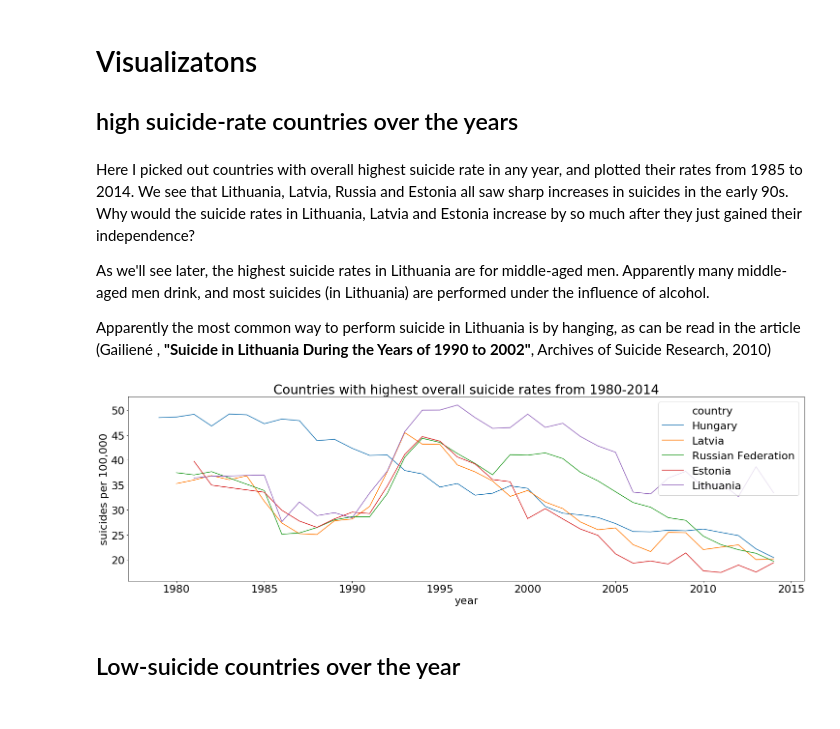
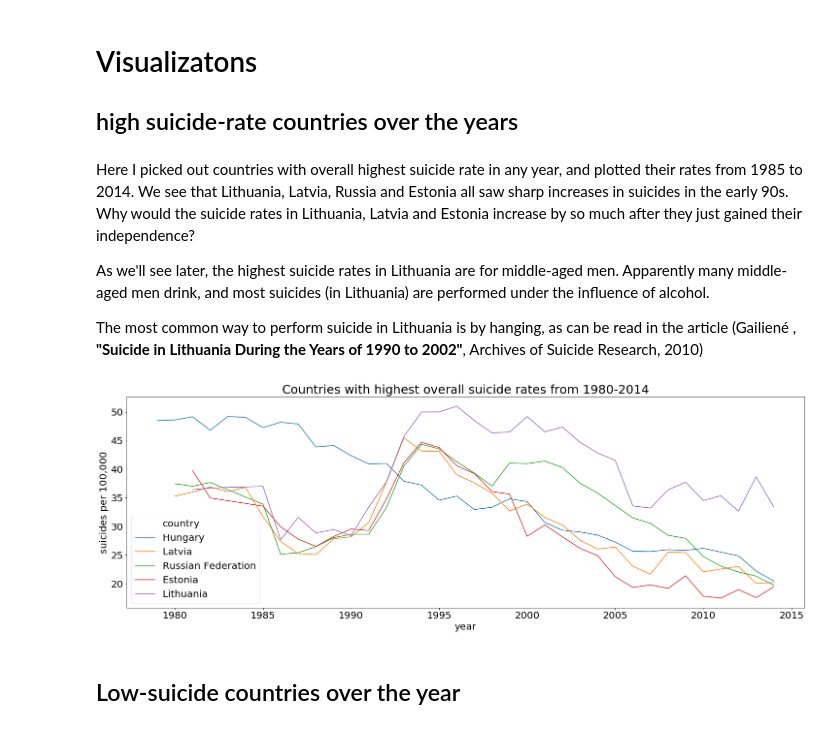
Before and after one commit to Hannemit/data_science_projects, a Jupyter notebook: notebooks/2_data_exploration.ipynb, the cells around one changed output. Saved outputs shown, nothing was run; the diff lists cells and outputs as text; code cells hidden in the pictures.

```diff
--- a/notebooks/2_data_exploration.ipynb
+++ b/notebooks/2_data_exploration.ipynb
@@ -191,20 +194,25 @@ Here I picked out countries with overall highest suicide rate in any year, and p
 
 As we'll see later, the highest suicide rates in Lithuania are for middle-aged men. Apparently many middle-aged men drink, and most suicides (in Lithuania) are performed under the influence of alcohol.
 
-Apparently the most common way to perform suicide in Lithuania is by hanging, as can be read in the article (Gailiené , __"Suicide in Lithuania During the Years of 1990 to 2002"__, Archives of Suicide Research, 2010)
+The most common way to perform suicide in Lithuania is by hanging, as can be read in the article (Gailiené , __"Suicide in Lithuania During the Years of 1990 to 2002"__, Archives of Suicide Research, 2010)
 # %%
 # pick countries with higest overall suicide rate per 100,000 in any year
 top_countries_overall = both.sort_values(by="suicides per 100,000", ascending=False).drop_duplicates(subset=["country"], keep='first')
 top_countries_overall = top_countries_overall.iloc[:5]["country"]
 
 sample = both.loc[both["country"].isin(top_countries_overall), :]
 sample.loc[sample["suicides per 100,000"] == 0, "suicides per 100,000"] = np.nan  # probably missing data
 
 # make plot
-fig = plt.figure(figsize=(25,7))
-plt.title("Countries with highest overall suicide rates from 1980-2014")
-sns.lineplot(x="year", y="suicides per 100,000", data=sample, hue="country");
+fig = plt.figure(figsize=(25,8))
+line = sns.lineplot(x="year", y="suicides per 100,000", data=sample, hue="country")
+
+line.set_title("Countries with highest overall suicide rates from 1980-2014", fontsize=25)
+line.set_xlabel("year", fontsize=20)
+line.tick_params(labelsize=20)
+line.set_ylabel("suicides per 100,000", fontsize=20)
+plt.legend(loc="lower left", prop={"size": 20});
 # %% [output]
-[figure, old version]
+[figure, new version]
 # %% [markdown]
 ## Low-suicide countries over the year
```
Also changed, not shown: parts of 12 cells of this notebook.
